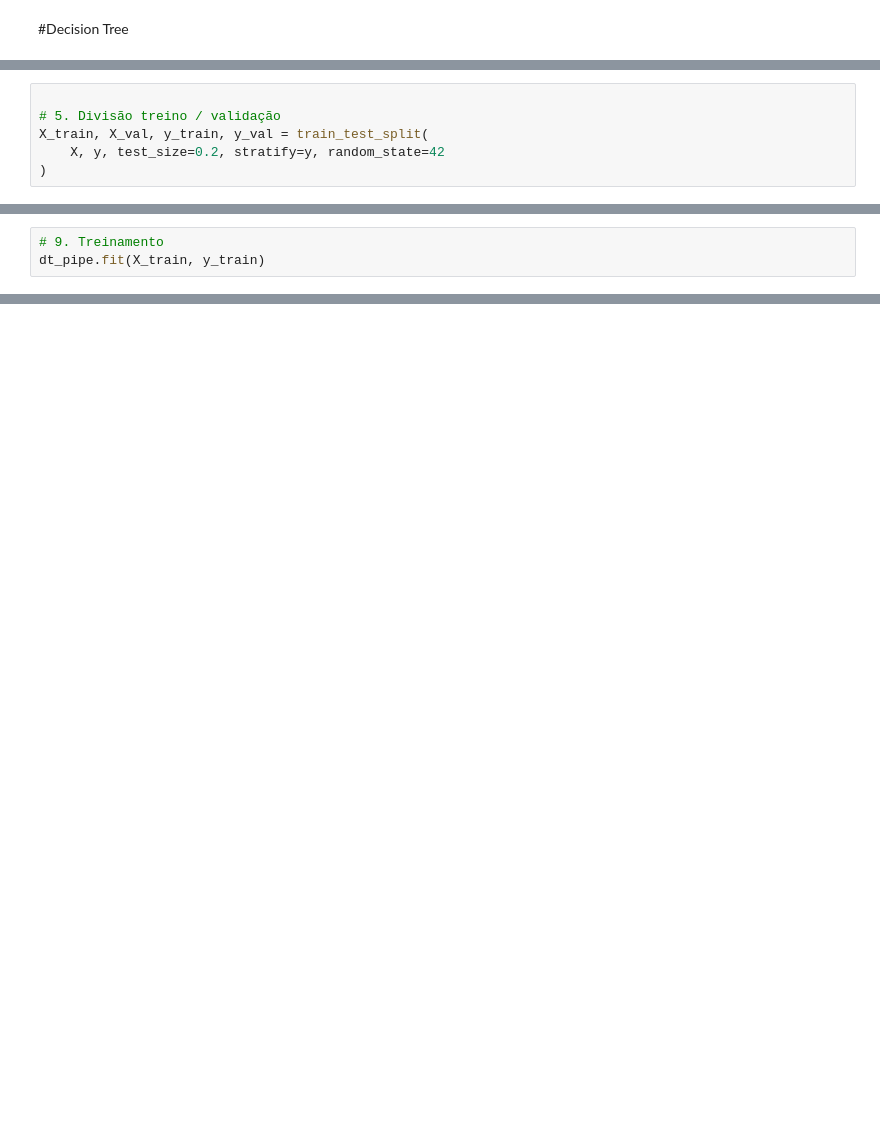
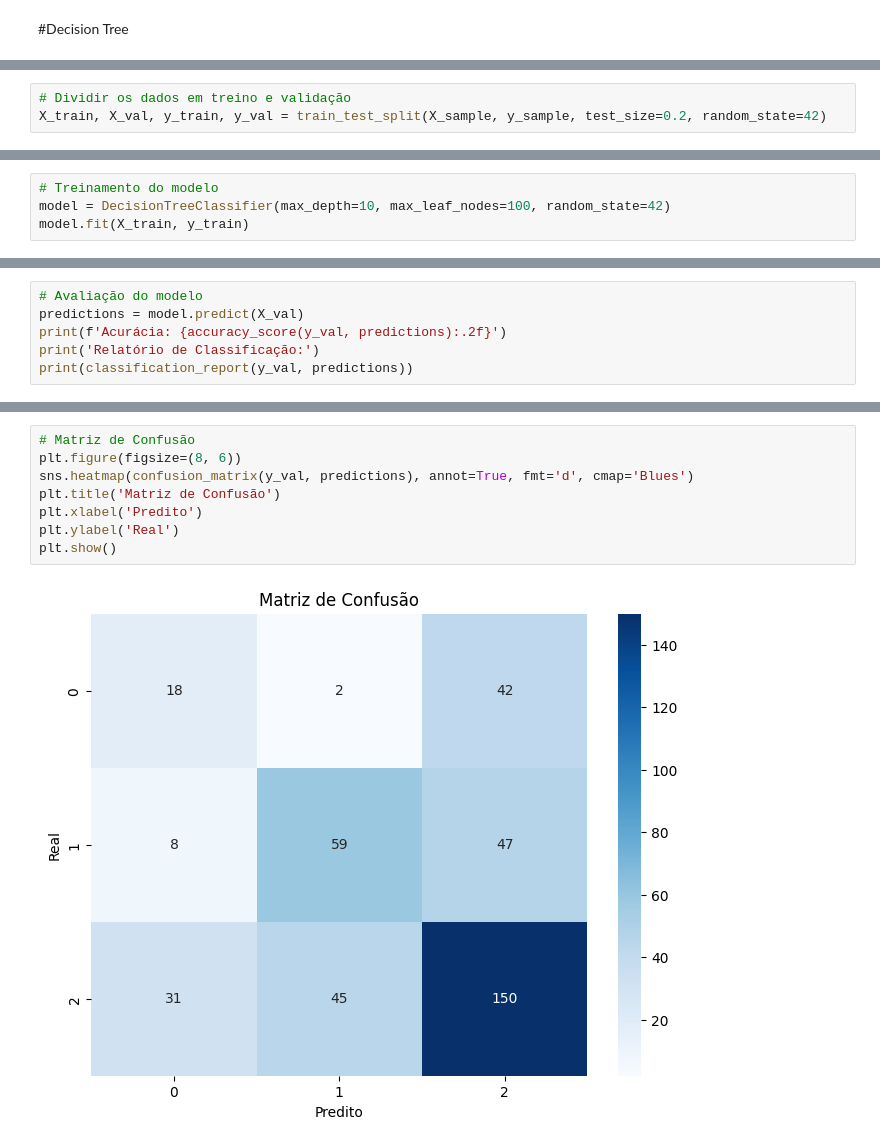
Before and after one commit to friozi/10DTS, a Jupyter notebook: ML_Trabalho final DecisionTree.ipynb, the cells around one changed output, grey strips where cells are left out. Cells and saved outputs as stored; diff of their text form; blank space fills up the shorter version.

```diff
--- a/ML_Trabalho final DecisionTree.ipynb
+++ b/ML_Trabalho final DecisionTree.ipynb
@@ -24,6 +110,3 @@ y = train[TARGET]
 # %%
-
-# 5. Divisão treino / validação
-X_train, X_val, y_train, y_val = train_test_split(
-    X, y, test_size=0.2, stratify=y, random_state=42
-)
+# Dividir os dados em treino e validação
+X_train, X_val, y_train, y_val = train_test_split(X_sample, y_sample, test_size=0.2, random_state=42)
@@ -61,3 +112,0 @@ dt_pipe = Pipeline([
-# %%
-# 9. Treinamento
-dt_pipe.fit(X_train, y_train)
@@ -85,0 +113,4 @@ print("\nArquivo dt_predictions.csv gerado com sucesso!")
+# %%
+# Treinamento do modelo
+model = DecisionTreeClassifier(max_depth=10, max_leaf_nodes=100, random_state=42)
+model.fit(X_train, y_train)
@@ -85,0 +119,6 @@ print("\nArquivo dt_predictions.csv gerado com sucesso!")
+# %%
+# Avaliação do modelo
+predictions = model.predict(X_val)
+print(f'Acurácia: {accuracy_score(y_val, predictions):.2f}')
+print('Relatório de Classificação:')
+print(classification_report(y_val, predictions))
@@ -85,0 +137,10 @@ print("\nArquivo dt_predictions.csv gerado com sucesso!")
+# %%
+# Matriz de Confusão
+plt.figure(figsize=(8, 6))
+sns.heatmap(confusion_matrix(y_val, predictions), annot=True, fmt='d', cmap='Blues')
+plt.title('Matriz de Confusão')
+plt.xlabel('Predito')
+plt.ylabel('Real')
+plt.show()
+# %% [output]
+[figure, added]
```
Also changed, not shown: parts of 18 cells of this notebook, 1 other file.
